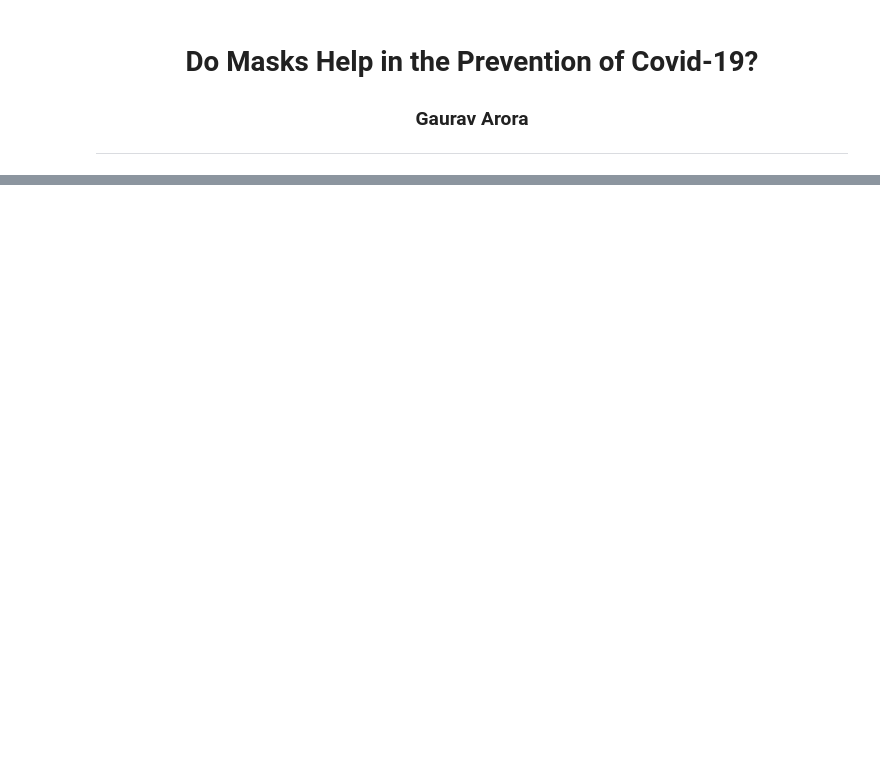
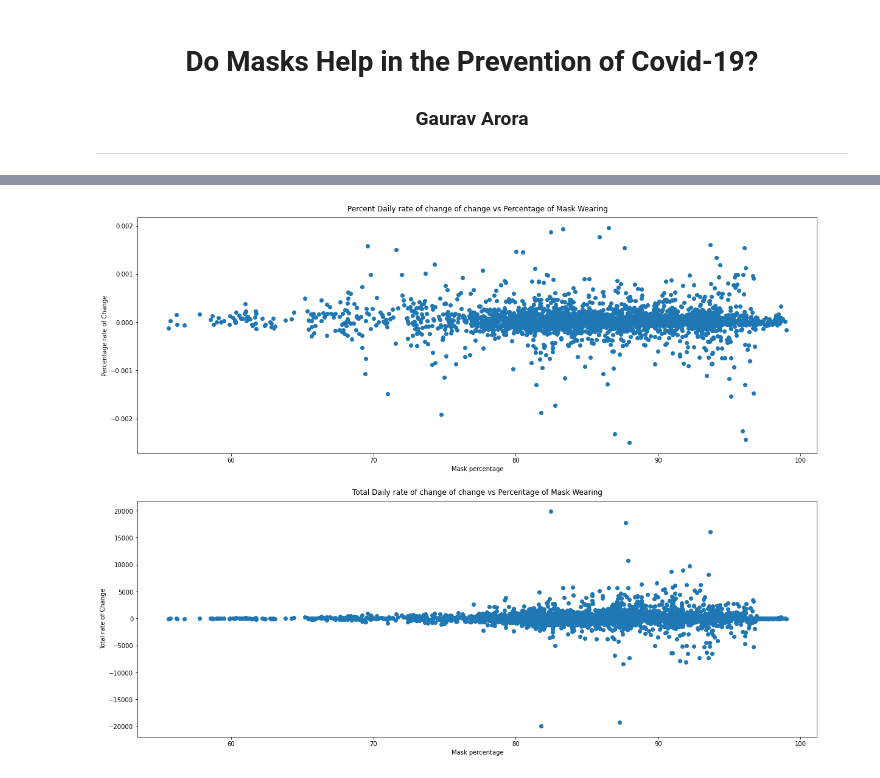
Before and after one commit to gauravsoccerstar/gauravsoccerstar.github.io, a Jupyter notebook: FinalProjectGauravArora.ipynb, the cells around one changed output, grey strips where cells are left out. Cells and saved outputs as stored; diff of their text form; code cells hidden in the pictures; blank space fills up the shorter version.

```diff
--- a/FinalProjectGauravArora.ipynb
+++ b/FinalProjectGauravArora.ipynb
@@ -24,0 +254,3 @@ Successfully installed jupyterthemes-0.20.0 lesscpy-0.14.0 ply-3.11
+# %%
+data3 = pd.read_csv("pop.csv")
+data3
@@ -24,0 +428,11 @@ Successfully installed jupyterthemes-0.20.0 lesscpy-0.14.0 ply-3.11
+# %%
+pd.set_option("display.max_rows", 15, "display.max_columns", 30)
+new_df["Percent Rate of change of change"] = list1 = [0] * 4329
+new_df["Total Rate of change of change"] = list1 = [0] * 4329
+for row_index,row in new_df.iterrows():
+    if(row["day"] < 313):
+        result = new_df.loc[(new_df.day == (row["day"] + 1)) & (new_df.state == row["state"])]
+        for row_index1,row1 in result.iterrows():
+            new_df.loc[row_index, 'Percent Rate of change of change'] = row1["ratechange_percentage"] - row["ratechange_percentage"]
+            new_df.loc[row_index, 'Total Rate of change of change'] = row1["rate_totalpop"] - row["rate_totalpop"]
+new_df
@@ -24,0 +458,29 @@ Successfully installed jupyterthemes-0.20.0 lesscpy-0.14.0 ply-3.11
+# %%
+x_new =[]
+y_new = []
+x_total =[]
+y_total =[]
+pd.set_option("display.max_rows", 15, "display.max_columns", 30)
+for row_index,row in new_df.iterrows():
+    if(row["day"] < 313):
+        x_new.append(row["value"])
+        x_total.append((row["value"]))
+        y_new.append(row["Percent Rate of change of change"])
+        y_total.append(row["Total Rate of change of change"])
+
+fig5 = plt.figure(figsize =(20, 50))
+ax = fig5.add_subplot(6,1,1)
+
+ax.scatter(x_new,y_new)
+ax.set_title('Percent Daily rate of change of change vs Percentage of Mask Wearing',y=1.01)
+ax.set_xlabel('Mask percentage')
+ax.set_ylabel('Percentage rate of Change')
+
+ax1 = fig5.add_subplot(6,1,2)
+ax1.scatter(x_total,y_total)
+ax1.set_title('Total Daily rate of change of change vs Percentage of Mask Wearing',y=1.01)
+ax1.set_xlabel('Mask percentage')
+ax1.set_ylabel('Total rate of Change')
+plt.show()
+# %% [output]
+[figure, added]
```
Also changed, not shown: parts of 32 cells of this notebook, 5 other files.
